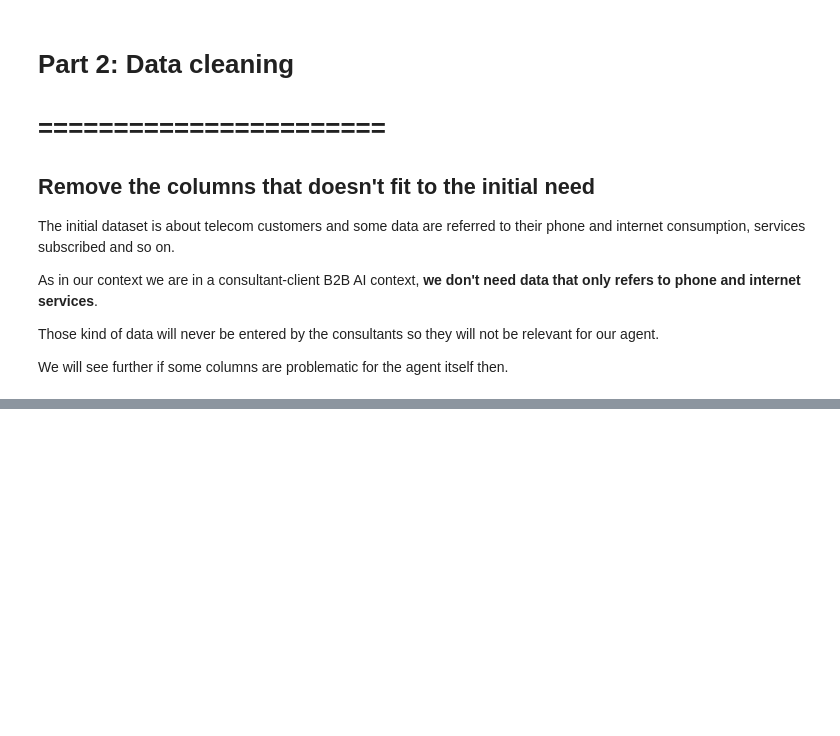
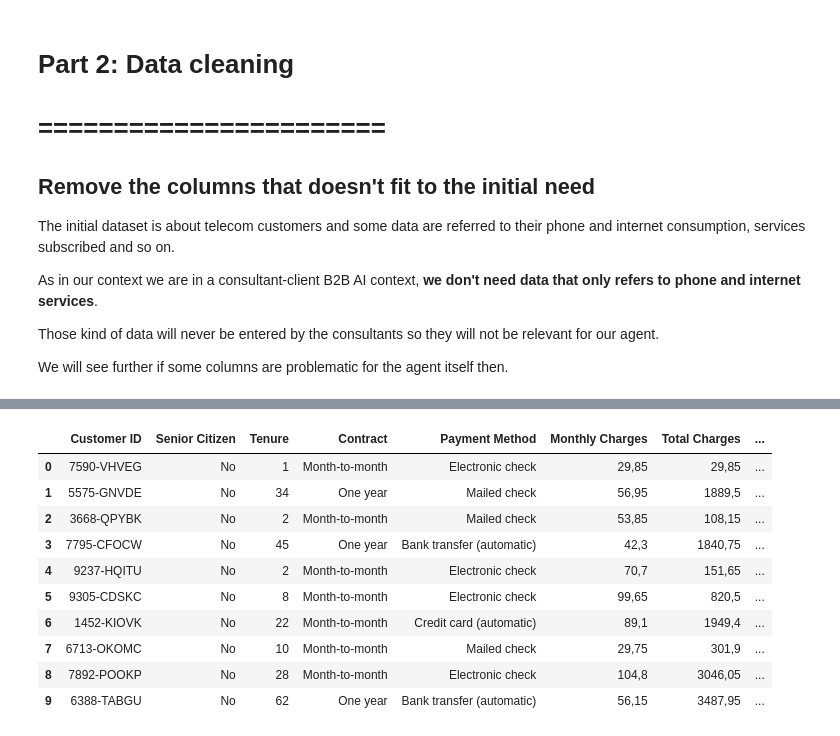
Before and after one commit to Nicoweed/Sentinel-ML, a Jupyter notebook: data_cleaner.ipynb, the cells around one changed output, grey strips where cells are left out. Saved outputs shown, nothing was run; the diff lists cells and outputs as text; code cells hidden in the pictures; blank space fills up the shorter version.

```diff
--- a/data_cleaner.ipynb
+++ b/data_cleaner.ipynb
@@ -167,8 +169,26 @@ We only need to know a unique id for the customer one churn label in a numerical
 # %%
 merged_dataframe.drop(
     columns=[
-            "Churn Label", #Duplicate of Chun Value
-            "Count", #Only equal to one all the time
+            "Churn Label", # Duplicate of "Churn Value"
+            "Churn", # Duplicate of "Churn Value"
+            "Count", # Always equal to 1
+            "LoyaltyID", # Duplicate for "Customer ID_Customer"
+            "Status ID", # Duplicate for "Customer ID_Customer"
+            "Quarter", # Always equal to "Q3"
         ],
         inplace=True
     )
+
+merged_dataframe.head(10)
+# %% [output]
+|  | Customer ID | Senior Citizen | Tenure | Contract | Payment Method | Monthly Charges | Total Charges | ... |
+| 0 | 7590-VHVEG | No | 1 | Month-to-month | Electronic check | 29,85 | 29,85 | ... |
+| 1 | 5575-GNVDE | No | 34 | One year | Mailed check | 56,95 | 1889,5 | ... |
+| 2 | 3668-QPYBK | No | 2 | Month-to-month | Mailed check | 53,85 | 108,15 | ... |
+| 3 | 7795-CFOCW | No | 45 | One year | Bank transfer (automatic) | 42,3 | 1840,75 | ... |
+| 4 | 9237-HQITU | No | 2 | Month-to-month | Electronic check | 70,7 | 151,65 | ... |
+| 5 | 9305-CDSKC | No | 8 | Month-to-month | Electronic check | 99,65 | 820,5 | ... |
+| 6 | 1452-KIOVK | No | 22 | Month-to-month | Credit card (automatic) | 89,1 | 1949,4 | ... |
+| 7 | 6713-OKOMC | No | 10 | Month-to-month | Mailed check | 29,75 | 301,9 | ... |
+| 8 | 7892-POOKP | No | 28 | Month-to-month | Electronic check | 104,8 | 3046,05 | ... |
+| 9 | 6388-TABGU | No | 62 | One year | Bank transfer (automatic) | 56,15 | 3487,95 | ... |
```
Also changed, not shown: parts of 7 cells of this notebook.
